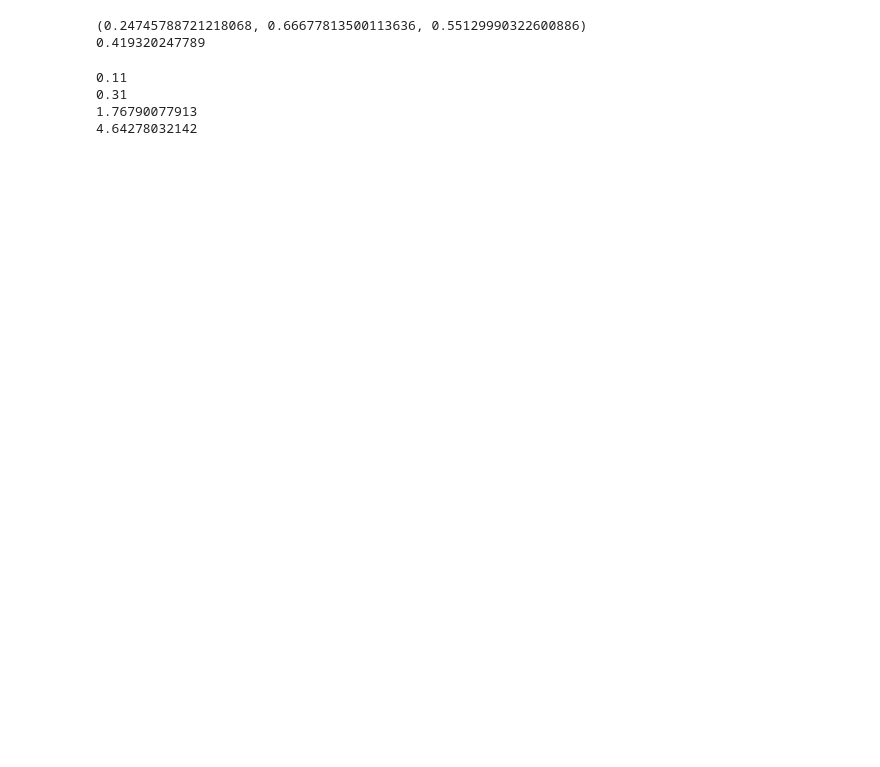
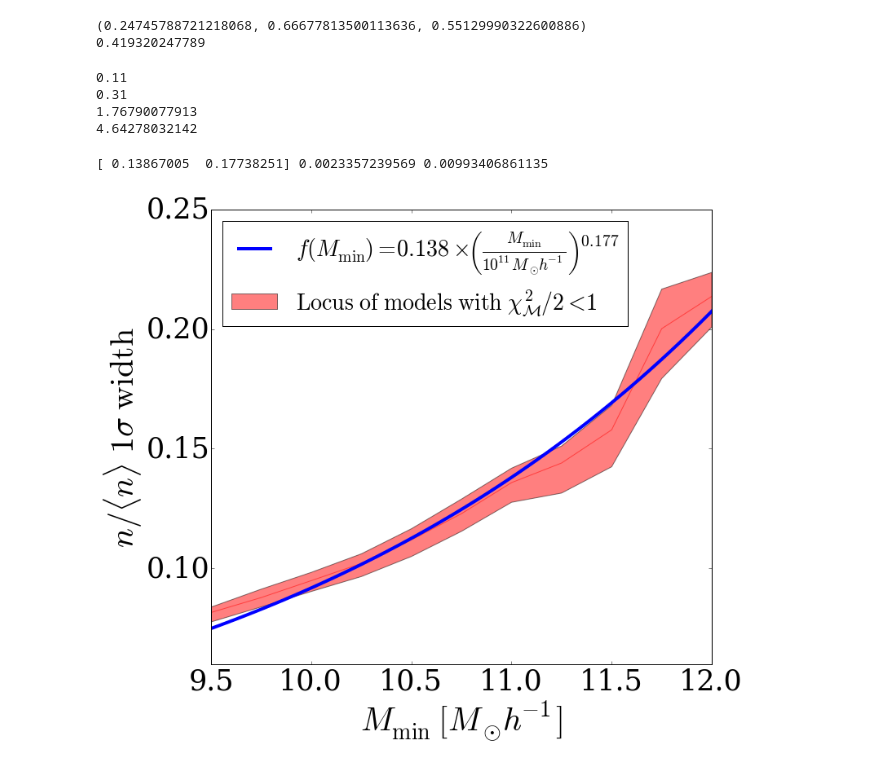
Before and after one commit to astroandes/LAEsBayes, a Jupyter notebook: code/paper_plots.ipynb, the cells around one changed output. Drawn from its saved outputs; the diff is of its cells as text; code cells hidden in the pictures; blank space fills up the shorter version.

Commit message:
notebook with new cosmic variance plot

```diff
--- a/code/paper_plots.ipynb
+++ b/code/paper_plots.ipynb
@@ -215,3 +207,58 @@ print 10**dm_84
 0.31
 1.76790077913
 4.64278032142
+# %%
+parall = np.loadtxt('../output/focc_1deg_fixed.txt',skiprows=1)
+# %%
+def func(x,a, b):
+    return a * (x/1E11) ** b
+
+log_like = -parall[:,12]
+f_occ_84 = parall[:,4]
+f_occ_16 = parall[:,3]
+log_m_min = parall[:,0]
+delta_f_occ = f_occ_84 - f_occ_16
+
+ii = log_like < 1.0
+
+n_bins = 11
+center_log_m_min = np.linspace(9.5, 12.0, n_bins)
+delta_f_occ_distro = np.zeros([n_bins,3])
+delta_m = center_log_m_min[1] - center_log_m_min[0]
+for i in range(n_bins):
+    jj = (log_m_min < center_log_m_min[i] + 0.5 * delta_m) & (log_m_min > center_log_m_min[i] - 0.5 * delta_m)
+    delta_f_occ_distro[i,:] = np.percentile(delta_f_occ[jj], [16,50,84])
+
+fig = plt.figure(1, figsize=(11,10))
+ax = plt.axes()
+set_ticklabels(ax, size=35)
+
+ax.fill_between(center_log_m_min, delta_f_occ_distro[:,0], delta_f_occ_distro[:,2], facecolor='red',
+                interpolate=True, alpha=0.5)
+plt.plot(center_log_m_min, delta_f_occ_distro[:,1], color='red', alpha=0.5)
+
+popt, pcov = curve_fit(func, 10**(center_log_m_min), delta_f_occ_distro[:,1])
+print popt, np.sqrt(pcov[0,0]), np.sqrt(pcov[1,1])
+
+x = np.linspace(8.0, 13.0, 100)
+a = plt.plot(x, func(10**(x), 0.138, 0.177), lw=4,
+             label=r"$f (M_{\rm min}) = 0.138 \times \left(\frac{M_{\rm min}}{10^{11} M_{\odot} h^{-1}}\right)^{0.177}$")
+
+plt.xlabel(r'$M_{\rm min}\ [M_{\odot} h^{-1}]$', size=40.0)
+plt.ylabel(r'$n/\langle n \rangle\ 1\sigma\ \mathrm{width}$', size=40.0)
+plt.xlim(9.5,12.0)
+plt.ylim(0.06,0.25)
+
+
+r_handle = plt.Rectangle((0, 0), 1, 1, fc='red', alpha=0.5)
+r_label = r'$\mathrm{Locus\ of\ models \ with}\ \chi_{\mathcal{M}}^2/2<1$'
+handles, labels = ax.get_legend_handles_labels()
+handles.append(r_handle)
+labels.append(r_label)
+
+ax.legend(handles, labels, prop={'size':28},loc=2)
+
+plt.savefig('../paper/fig6.pdf', bbox_inches='tight')
+# %% [output]
+[ 0.13867005  0.17738251] 0.0023357239569 0.00993406861135
+[figure, added]
```
Also changed, not shown: parts of 4 cells of this notebook.
